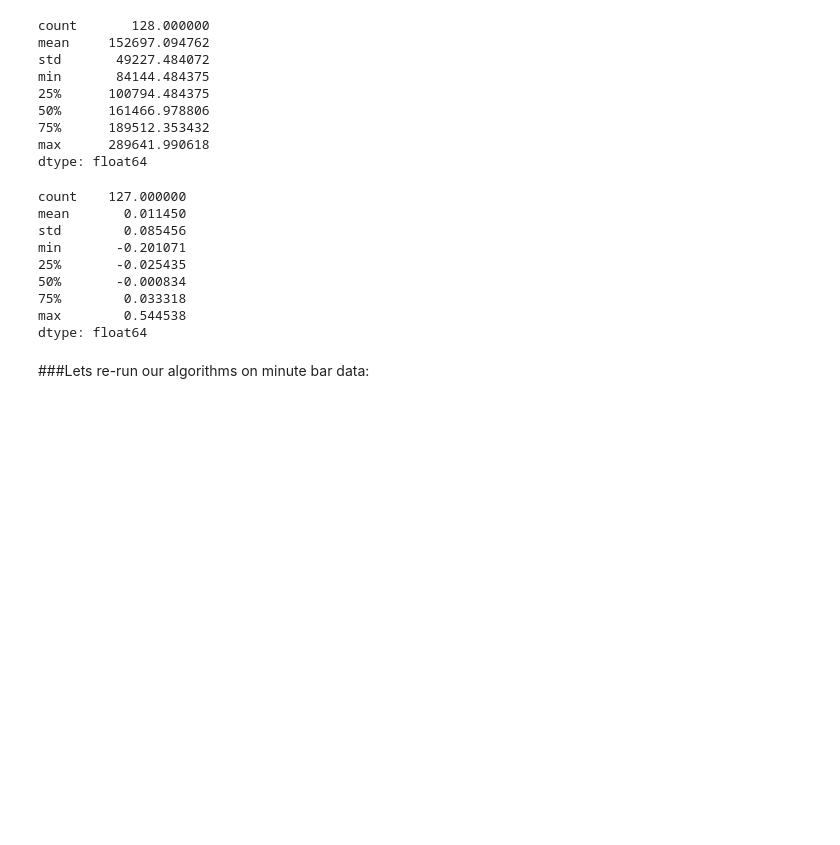
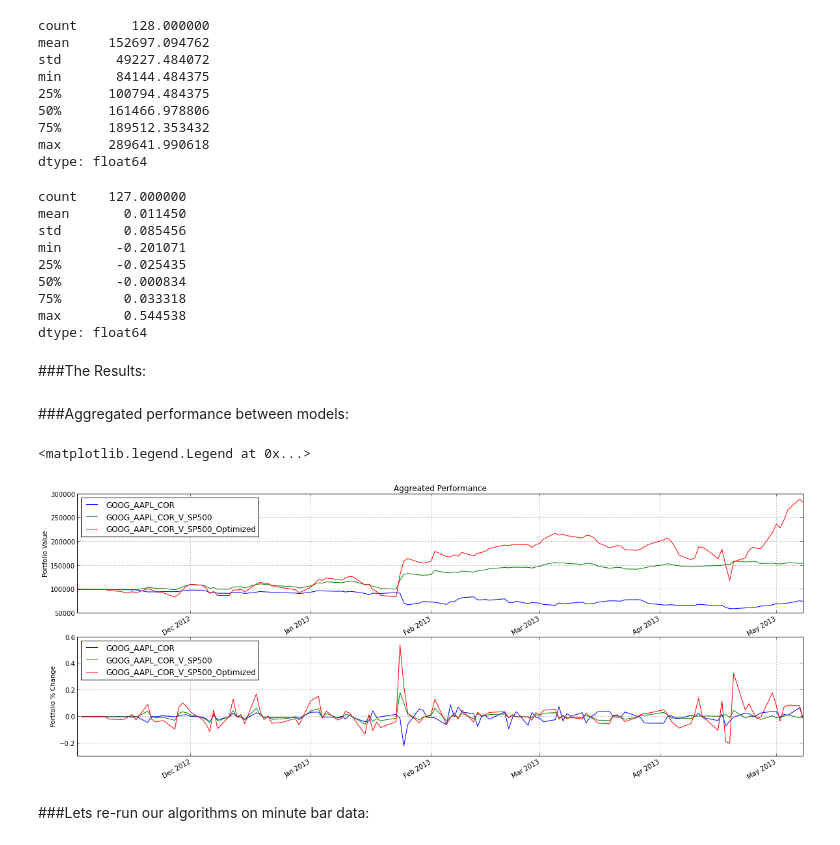
Before and after one commit to agconti/trading, a Jupyter notebook: GOOG V. AAPL Correlation Arb.ipynb, the cells around one changed output. Drawn from its saved outputs; the diff is of its cells as text; code cells hidden in the pictures; blank space fills up the shorter version.

```diff
--- a/GOOG V. AAPL Correlation Arb.ipynb
+++ b/GOOG V. AAPL Correlation Arb.ipynb
@@ -624,6 +624,30 @@ min       -0.201071
 75%        0.033318
 max        0.544538
 dtype: float64
+# %% [markdown]
+###The Results:
+# %% [markdown]
+###Aggregated performance between models:
+# %%
+fig = plt.figure(figsize(20,8), dpi=800)
+ax1 = plt.subplot(211)
+results_GOOG_AAPL_COR.portfolio_value.plot(label='GOOG_AAPL_COR')
+results_GOOG_AAPL_COR_V_SP500.portfolio_value.plot(label='GOOG_AAPL_COR_V_SP500')
+results_GOOG_AAPL_COR_V_SP500_Optimized.portfolio_value.plot(label='GOOG_AAPL_COR_V_SP500_Optimized')
+plt.setp(ax3.get_xticklabels(), visible=False)
+plt.ylabel('Portfolio Value')
+plt.legend(loc='best')
+plt.title('Aggreated Performance')
+
+ax1 = plt.subplot(212, sharex=ax1)
+results_GOOG_AAPL_COR.portfolio_value.pct_change().plot(label='GOOG_AAPL_COR')
+results_GOOG_AAPL_COR_V_SP500.portfolio_value.pct_change().plot(label='GOOG_AAPL_COR_V_SP500')
+results_GOOG_AAPL_COR_V_SP500_Optimized.portfolio_value.pct_change().plot(label='GOOG_AAPL_COR_V_SP500_Optimized')
+plt.ylabel('Portfolio % Change')
+plt.legend(loc='best')
+# %% [output]
+<matplotlib.legend.Legend at 0x...>
+[figure, added]
 # %% [markdown]
 ###Lets re-run our algorithms on minute bar data:
 # %%
```
